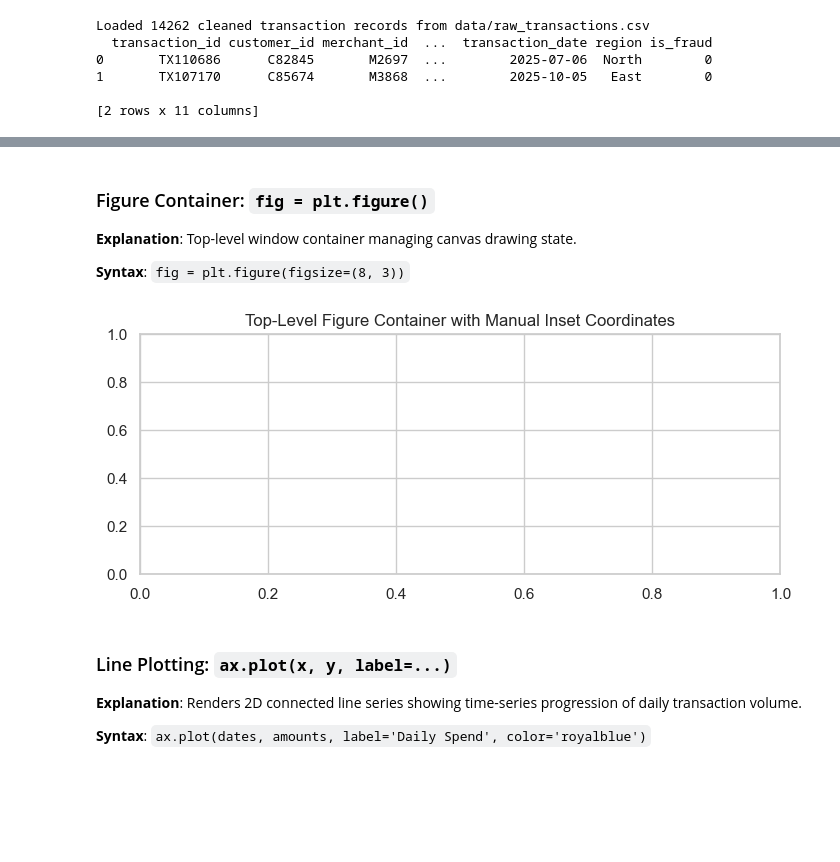
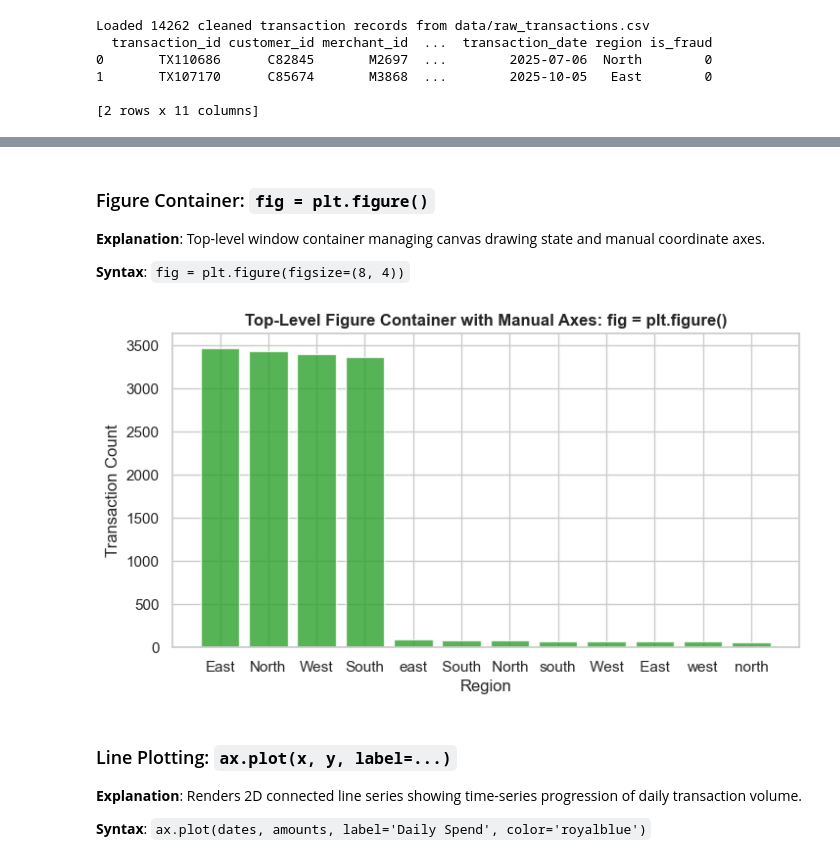
Before and after one commit to iankurbhatt/investigate-pandas, a Jupyter notebook: investigate_data_visualization/matplotlib_foundations_architecture.ipynb, the cells around one changed output, grey strips where cells are left out. Drawn from its saved outputs; the diff is of its cells as text; code cells hidden in the pictures; blank space fills up the shorter version.

Commit message:
Enhance matplotlib_foundations_architecture with rich colorful charts in every cell and embed multi-MIME outputs

```diff
--- a/investigate_data_visualization/matplotlib_foundations_architecture.ipynb
+++ b/investigate_data_visualization/matplotlib_foundations_architecture.ipynb
@@ -59,15 +63,18 @@ plt.show()
 # %% [markdown]
 ### Figure Container: `fig = plt.figure()`
-**Explanation**: Top-level window container managing canvas drawing state.
+**Explanation**: Top-level window container managing canvas drawing state and manual coordinate axes.
 
-**Syntax**: `fig = plt.figure(figsize=(8, 3))`
+**Syntax**: `fig = plt.figure(figsize=(8, 4))`
 # %%
-fig = plt.figure(figsize=(8, 3))
-ax = fig.add_axes([0.1, 0.1, 0.8, 0.8])
-ax.set_title('Top-Level Figure Container with Manual Inset Coordinates')
+fig = plt.figure(figsize=(8, 4))
+ax1 = fig.add_axes([0.1, 0.1, 0.8, 0.8]) # [left, bottom, width, height]
+ax1.bar(df['region'].value_counts().index, df['region'].value_counts().values, color='#2ca02c', alpha=0.8)
+ax1.set_title('Top-Level Figure Container with Manual Axes: fig = plt.figure()', fontsize=12, fontweight='bold')
+ax1.set_xlabel('Region')
+ax1.set_ylabel('Transaction Count')
 plt.show()
 # %% [output]
-[figure, old version]
+[figure, new version]
 # %% [markdown]
 ### Line Plotting: `ax.plot(x, y, label=...)`
 **Explanation**: Renders 2D connected line series showing time-series progression of daily transaction volume.
```
Also changed, not shown: parts of 15 cells of this notebook, 4 other files.
